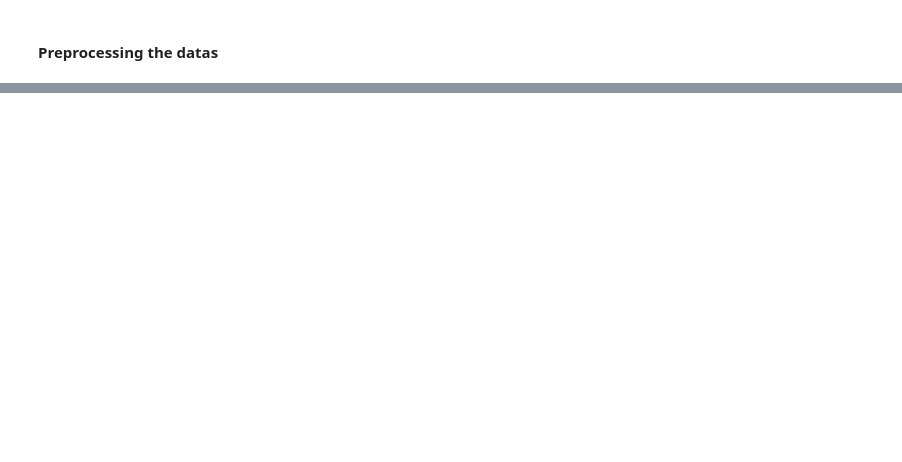
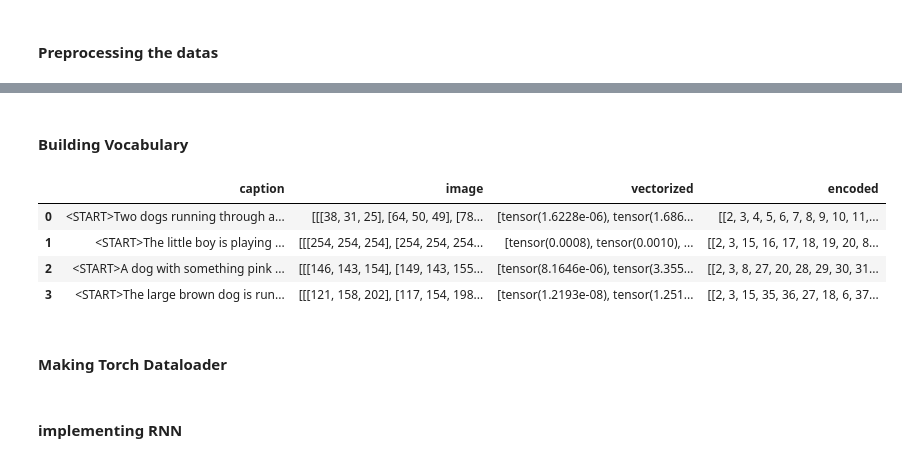
Before and after one commit to AminAlam/Image-Captioner, a Jupyter notebook: Image_Captioner.ipynb, the cells around one changed output, grey strips where cells are left out. Cells and saved outputs as stored; diff of their text form; code cells hidden in the pictures; blank space fills up the shorter version.

```diff
--- a/Image_Captioner.ipynb
+++ b/Image_Captioner.ipynb
@@ -103,0 +143,3 @@ num_words after: 664
+# %%
+squeezeNet = torch.hub.load('pytorch/vision:v0.10.0', 'squeezenet1_0', pretrained=True)
+squeezeNet.to(device)
@@ -103,0 +197,50 @@ num_words after: 664
+# %%
+with open('/content/drive/My Drive/Courses/DeepLearning/HW03/Q03/Datas/datas_preprocessed.pkl', 'wb') as f:
+    pickle.dump(datas_preprocessed, f)  # save it
+# %%
+with open('/content/drive/My Drive/Courses/DeepLearning/HW03/Q03/Datas/datas_preprocessed.pkl', 'rb') as f:
+    datas_preprocessed = pickle.load(f) # load it
+# %% [markdown]
+#### Building Vocabulary
+# %%
+tok = spacy.load('en')
+def tokenize (text):
+    text = re.sub(r"[^\x00-\x7F]+", " ", text)
+    regex = re.compile('[' + re.escape(string.punctuation) + '0-9\\r\\t\\n]') # remove punctuation and numbers
+    nopunct = regex.sub(" ", text.lower())
+    return [token.text for token in tok.tokenizer(nopunct)]
+
+#count number of occurences of each word
+counts = Counter()
+for index, row in datas_preprocessed.iterrows():
+    counts.update(tokenize(row['caption']))
+
+#creating vocabulary
+vocab2index = {"":0, "UNK":1}
+insex2vocab = {0:"", 1:"UNK"}
+
+words = ["", "UNK"]
+for word in counts:
+    vocab2index[word] = len(words)
+    insex2vocab[len(words)] = word
+    words.append(word)
+
+def encode_sentence(text, vocab2index, N=70):
+    tokenized = tokenize(text)
+    encoded = np.zeros(N, dtype=int)
+    enc1 = np.array([vocab2index.get(word, vocab2index["UNK"]) for word in tokenized])
+    length = min(N, len(enc1))
+    encoded[:length] = enc1[:length]
+    return encoded, length
+
+datas_preprocessed['encoded'] = datas_preprocessed['caption'].apply(lambda x: np.array(encode_sentence(x,vocab2index )))
+# %%
+datas_preprocessed.head(4)
+# %% [output]
+|  | caption | image | vectorized | encoded |
+| 0 | <START>Two dogs running through a... | [[[38, 31, 25], [64, 50, 49], [78... | [tensor(1.6228e-06), tensor(1.686... | [[2, 3, 4, 5, 6, 7, 8, 9, 10, 11,... |
+| 1 | <START>The little boy is playing ... | [[[254, 254, 254], [254, 254, 254... | [tensor(0.0008), tensor(0.0010), ... | [[2, 3, 15, 16, 17, 18, 19, 20, 8... |
+| 2 | <START>A dog with something pink ... | [[[146, 143, 154], [149, 143, 155... | [tensor(8.1646e-06), tensor(3.355... | [[2, 3, 8, 27, 20, 28, 29, 30, 31... |
+| 3 | <START>The large brown dog is run... | [[[121, 158, 202], [117, 154, 198... | [tensor(1.2193e-08), tensor(1.251... | [[2, 3, 15, 35, 36, 27, 18, 6, 37... |
+# %% [markdown]
+#### Making Torch Dataloader
@@ -103,0 +267,2 @@ num_words after: 664
+# %% [markdown]
+#### implementing RNN
```
Also changed, not shown: parts of 23 cells of this notebook.
